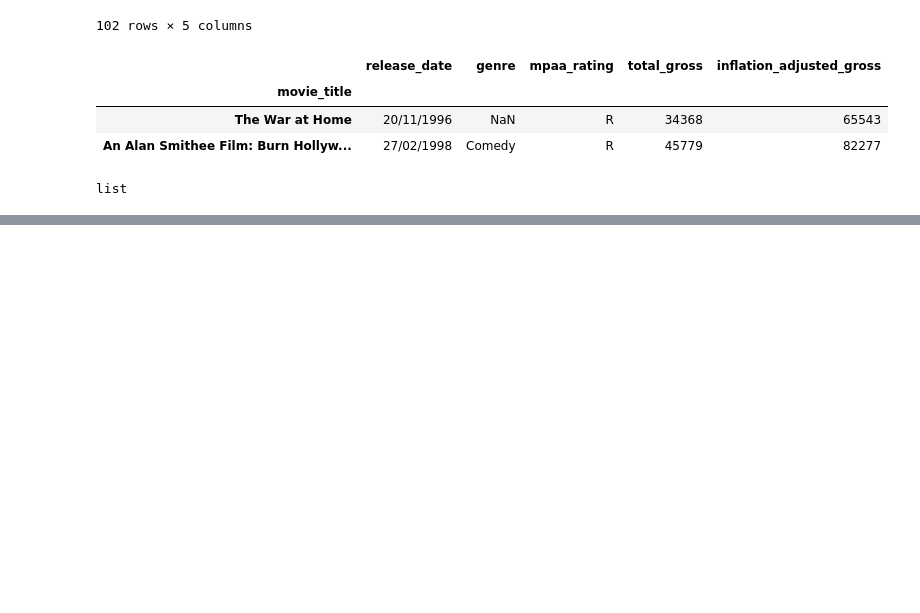
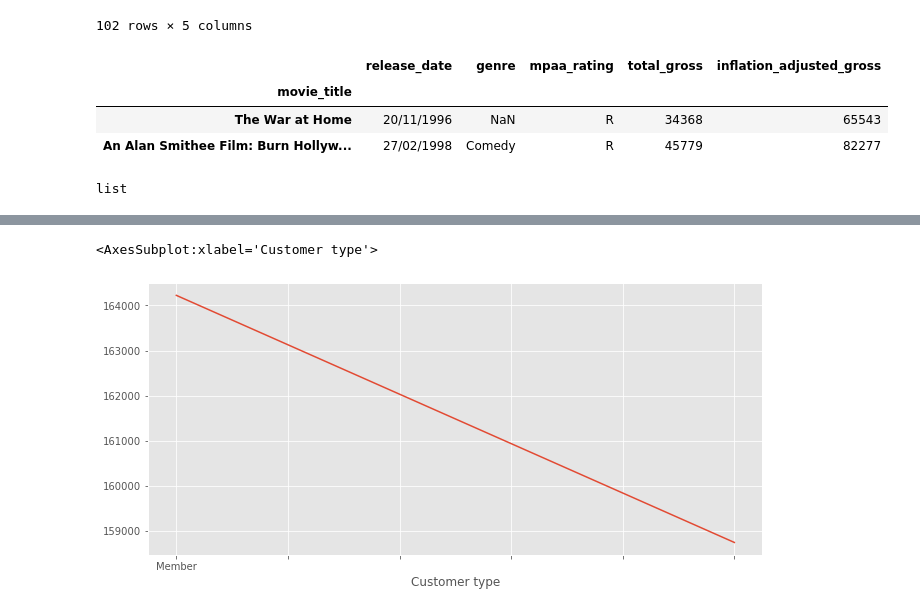
Before and after one commit to samy2098/Ejercicios, a Jupyter notebook: Practica con pandas.ipynb, the cells around one changed output, grey strips where cells are left out. Cells and saved outputs as stored; diff of their text form; code cells hidden in the pictures; blank space fills up the shorter version.

```diff
--- a/Practica con pandas.ipynb
+++ b/Practica con pandas.ipynb
@@ -683,0 +819,5 @@ sales_1_1
+# %%
+customer.plot(kind="line",figsize=(11,5))
+# %% [output]
+<AxesSubplot:xlabel='Customer type'>
+[figure, added]
```
Also changed, not shown: parts of 44 cells of this notebook.
